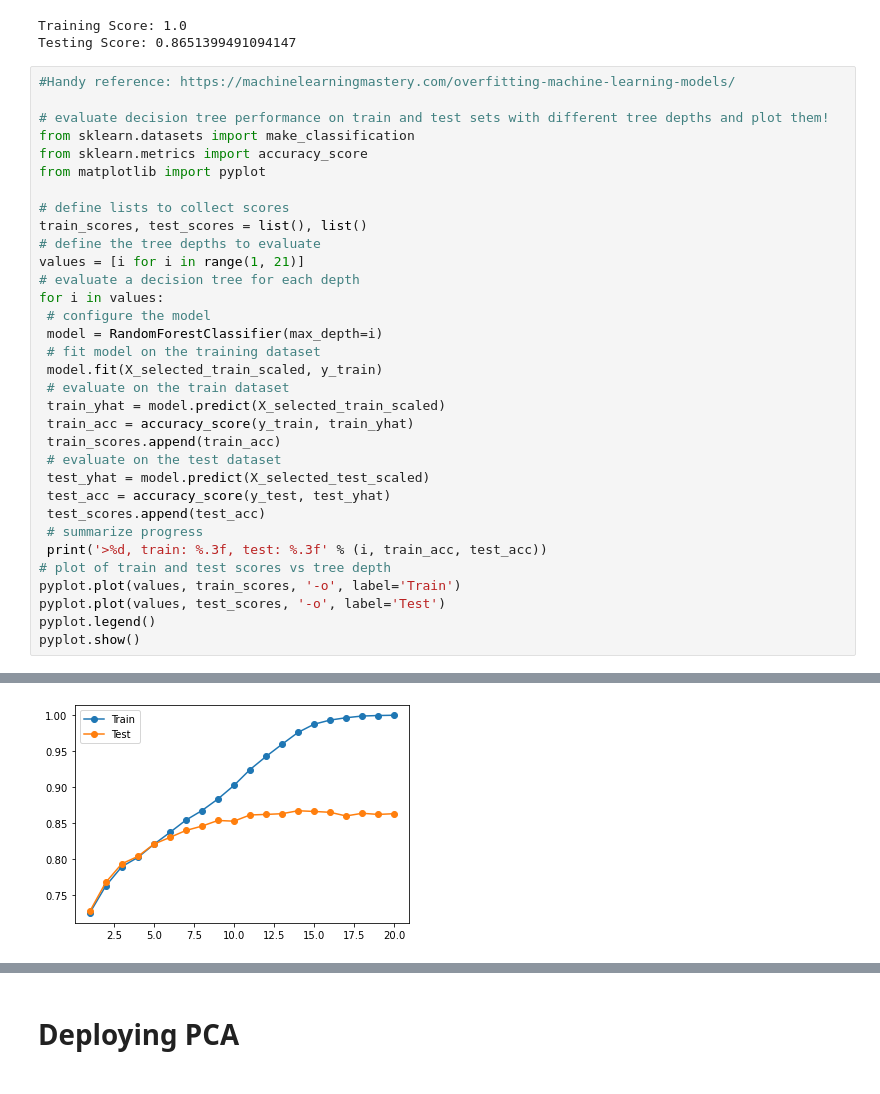
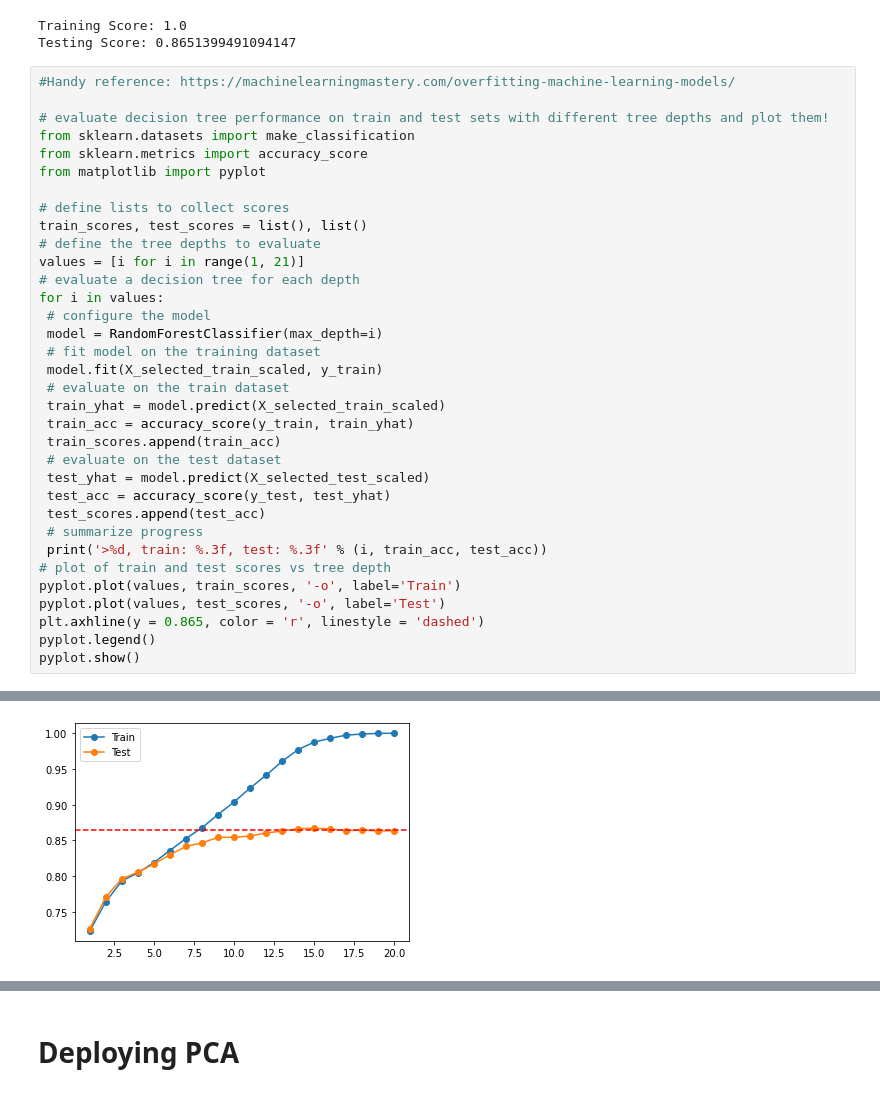
Before and after one commit to ericjbutton/california-housing-ML, a Jupyter notebook: Logistic Regression.ipynb, the cells around one changed output, grey strips where cells are left out. Cells and saved outputs as stored; diff of their text form.

```diff
--- a/Logistic Regression.ipynb
+++ b/Logistic Regression.ipynb
@@ -846,6 +848,7 @@ for i in values:
 # plot of train and test scores vs tree depth
 pyplot.plot(values, train_scores, '-o', label='Train')
 pyplot.plot(values, test_scores, '-o', label='Test')
+plt.axhline(y = 0.865, color = 'r', linestyle = 'dashed')
 pyplot.legend()
 pyplot.show()
 # %% [output]
@@ -872,3 +875,3 @@ pyplot.show()
-[figure, old version]
+[figure, new version]
 # %%
 X_selected_train_scaled.shape
```
Also changed, not shown: parts of 4 cells of this notebook, 8 other files.
